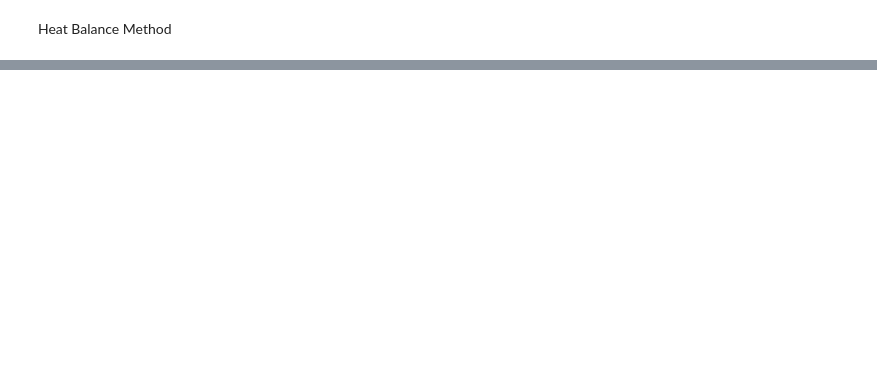
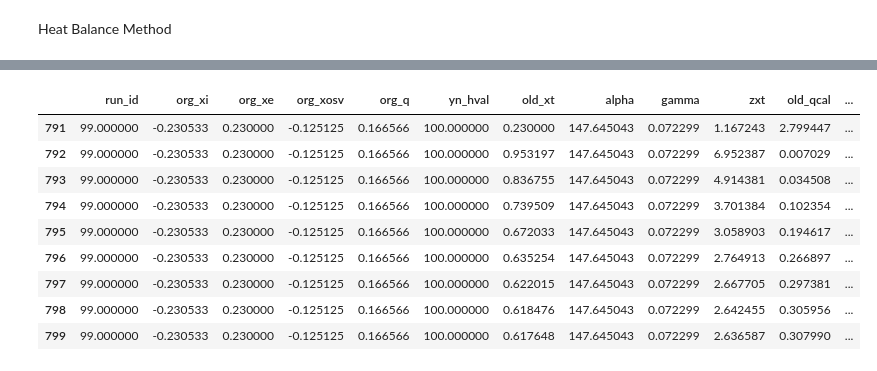
Before and after one commit to lemeap/rsrchCHF, a Jupyter notebook: Main_CHF.ipynb, the cells around one changed output, grey strips where cells are left out. Cells and saved outputs as stored; diff of their text form; code cells hidden in the pictures; blank space fills up the shorter version.

```diff
--- a/Main_CHF.ipynb
+++ b/Main_CHF.ipynb
@@ -319,7 +333,7 @@ boundaries_df = pd.DataFrame(columns=['col', 'gro', 'min', 'max'])
 
 # Initialized previous maximum value
 prev_max = 0
-n = 20
+n = 50
 
 # K-means clustering and storing group indices and boundaries
 for col in columns:
@@ -363,14 +377,6 @@ for col in columns:
         prop_tb.loc[group_mask, group_col] = new_group
 
 boundaries_df['gro'] = boundaries_df['gro'] + 1
-
-# g1과 g2 컬럼의 합을 계산하여 g3 컬럼에 추가
-prop_tb['plh_Group'] = prop_tb['pre_Group'] + prop_tb['lh_Group']
-
-# g3 컬럼의 값에 유니크한 조합으로 명명된 카테고리 값 1, 2, 3 지정
-unique_values = sorted(prop_tb['plh_Group'].unique())
-category_mapping = {value: i+1 for i, value in enumerate(unique_values)}
-prop_tb['plh_Group'] = prop_tb['plh_Group'].map(category_mapping)
 # %% [markdown]
 Heat Balance Method
 # %%
@@ -386,8 +392,8 @@ log_tb = pd.DataFrame()
 # set global parameters
 global j
 j = 0
-tolerance = 0.001
-no_iter = 150
+tolerance = 0.01
+no_iter = 100
 
 # start the timer
 start_time = time.time()
@@ -399,6 +405,7 @@ for i, row in prop_tb.iterrows():
         prop_tb.loc[i, 'mth_xosv'] = 'SZ'
     else:
         prop_tb.loc[i, 'mth_xosv'] = 'Levy'
+    prop_tb.loc[i, 'mth_CHF'] = mod_idx # Set the index of CHF method
 
     cnt = 1
 
@@ -439,8 +446,10 @@ for i, row in prop_tb.iterrows():
             pass
 
         # Calculate initial qCHF(old)q, qo, qi, rdcp, dh, doi, dio, g, xt_cal=0.5
-        #log_tb.loc[j, 'alpha'], log_tb.loc[j, 'gamma'], log_tb.loc[j, 'zxt'], log_tb.loc[j, 'old_qcal'] = mod.calCHFDeng(prop_tb.loc[i, 'qav'], prop_tb.loc[i, 'qo'], prop_tb.loc[i, 'qi'], prop_tb.loc[i, 'rdcp'], prop_tb.loc[i, 'dhy'], prop_tb.loc[i, 'doi'], prop_tb.loc[i, 'dio'],prop_tb.loc[i, 'gre'], log_tb.loc[j, 'old_xt']) # Deng
-        log_tb.loc[j, 'alpha'], log_tb.loc[j, 'gamma'], log_tb.loc[j, 'zxt'], log_tb.loc[j, 'old_qcal'] = mod.calCHFJeong(prop_tb.loc[i, 'geo'], prop_tb.loc[i, 'hs'], prop_tb.loc[i, 'doi'], prop_tb.loc[i, 'dio'], prop_tb.loc[i, 'dhy'], prop_tb.loc[i, 'rdcp'], prop_tb.loc[i, 'gre'], prop_tb.loc[i, 'qav'], prop_tb.loc[i, 'qo'], prop_tb.loc[i, 'qi'], prop_tb.loc[i, 'kf'], prop_tb.loc[i, 'cpf'], log_tb.loc[j, 'old_xt']) # Jeong
+        if mod_idx == "Jeong":
+            log_tb.loc[j, 'alpha'], log_tb.loc[j, 'gamma'], log_tb.loc[j, 'zxt'], log_tb.loc[j, 'old_qcal'] = mod.calCHFJeong(prop_tb.loc[i, 'geo'], prop_tb.loc[i, 'hs'], prop_tb.loc[i, 'doi'], prop_tb.loc[i, 'dio'], prop_tb.loc[i, 'dhy'], prop_tb.loc[i, 'rdcp'], prop_tb.loc[i, 'gre'], prop_tb.loc[i, 'qav'], prop_tb.loc[i, 'qo'], prop_tb.loc[i, 'qi'], prop_tb.loc[i, 'kf'], prop_tb.loc[i, 'cpf'], log_tb.loc[j, 'old_xt']) # Jeong
+        else:
+            log_tb.loc[j, 'alpha'], log_tb.loc[j, 'gamma'], log_tb.loc[j, 'zxt'], log_tb.loc[j, 'old_qcal'] = mod.calCHFDeng(prop_tb.loc[i, 'qav'], prop_tb.loc[i, 'qo'], prop_tb.loc[i, 'qi'], prop_tb.loc[i, 'rdcp'], prop_tb.loc[i, 'dhy'], prop_tb.loc[i, 'doi'], prop_tb.loc[i, 'dio'],prop_tb.loc[i, 'gre'], log_tb.loc[j, 'old_xt']) # Deng
 
         # Step 2: Calculate Xosv(old)
         if m_idx == 1:
@@ -463,8 +472,10 @@ for i, row in prop_tb.iterrows():
 
         if val <= tolerance:
             # Step 5: Calculate qCHF(new)
-            #log_tb.loc[j, 'alpha'], log_tb.loc[j, 'gamma'], log_tb.loc[j, 'zxt'], log_tb.loc[j, 'qcal'] = mod.calCHFDeng(prop_tb.loc[i, 'qav'], prop_tb.loc[i, 'qo'], prop_tb.loc[i, 'qi'], prop_tb.loc[i, 'rdcp'], prop_tb.loc[i, 'dhy'], prop_tb.loc[i, 'doi'], prop_tb.loc[i, 'dio'],prop_tb.loc[i, 'gre'], log_tb.loc[j, 'new_xt'])
-            log_tb.loc[j, 'alpha'], log_tb.loc[j, 'gamma'], log_tb.loc[j, 'zxt'], log_tb.loc[j, 'qcal'] = mod.calCHFJeong(prop_tb.loc[i, 'geo'], prop_tb.loc[i, 'hs'], prop_tb.loc[i, 'doi'], prop_tb.loc[i, 'dio'], prop_tb.loc[i, 'dhy'], prop_tb.loc[i, 'rdcp'], prop_tb.loc[i, 'gre'], prop_tb.loc[i, 'qav'], prop_tb.loc[i, 'qo'], prop_tb.loc[i, 'qi'], prop_tb.loc[i, 'kf'], prop_tb.loc[i, 'cpf'], log_tb.loc[j, 'old_xt'])
+            if mod_idx == "Jeong":
+                log_tb.loc[j, 'alpha'], log_tb.loc[j, 'gamma'], log_tb.loc[j, 'zxt'], log_tb.loc[j, 'qcal'] = mod.calCHFJeong(prop_tb.loc[i, 'geo'], prop_tb.loc[i, 'hs'], prop_tb.loc[i, 'doi'], prop_tb.loc[i, 'dio'], prop_tb.loc[i, 'dhy'], prop_tb.loc[i, 'rdcp'], prop_tb.loc[i, 'gre'], prop_tb.loc[i, 'qav'], prop_tb.loc[i, 'qo'], prop_tb.loc[i, 'qi'], prop_tb.loc[i, 'kf'], prop_tb.loc[i, 'cpf'], log_tb.loc[j, 'old_xt'])
+            else:
+                log_tb.loc[j, 'alpha'], log_tb.loc[j, 'gamma'], log_tb.loc[j, 'zxt'], log_tb.loc[j, 'qcal'] = mod.calCHFDeng(prop_tb.loc[i, 'qav'], prop_tb.loc[i, 'qo'], prop_tb.loc[i, 'qi'], prop_tb.loc[i, 'rdcp'], prop_tb.loc[i, 'dhy'], prop_tb.loc[i, 'doi'], prop_tb.loc[i, 'dio'],prop_tb.loc[i, 'gre'], log_tb.loc[j, 'new_xt'])
 
             log_tb.loc[j, 'qval'] = round((log_tb.loc[j, 'qcal'] - log_tb.loc[j, 'org_q'])/log_tb.loc[j, 'org_q'], 4) # evaluate CHF values
 
@@ -483,7 +494,6 @@ for i, row in prop_tb.iterrows():
             j += 1
             del cnt
             break # End loop
-
         else:
             log_tb.loc[j, 'qval'] = round((log_tb.loc[j, 'old_qcal'] - log_tb.loc[j, 'org_q'])/log_tb.loc[j, 'org_q'], 4) # evaluate CHF values
 
@@ -541,5 +677,16 @@ del i, j, tolerance, start_time, end_time, elapsed_time
 # %%
-log_tb[log_tb['run_id'] == 1]
+log_tb[log_tb['run_id'] == 99]
+# %% [output]
+|  | run_id | org_xi | org_xe | org_xosv | org_q | yn_hval | old_xt | alpha | gamma | zxt | old_qcal | ... |
+| 791 | 99.000000 | -0.230533 | 0.230000 | -0.125125 | 0.166566 | 100.000000 | 0.230000 | 147.645043 | 0.072299 | 1.167243 | 2.799447 | ... |
+| 792 | 99.000000 | -0.230533 | 0.230000 | -0.125125 | 0.166566 | 100.000000 | 0.953197 | 147.645043 | 0.072299 | 6.952387 | 0.007029 | ... |
+| 793 | 99.000000 | -0.230533 | 0.230000 | -0.125125 | 0.166566 | 100.000000 | 0.836755 | 147.645043 | 0.072299 | 4.914381 | 0.034508 | ... |
+| 794 | 99.000000 | -0.230533 | 0.230000 | -0.125125 | 0.166566 | 100.000000 | 0.739509 | 147.645043 | 0.072299 | 3.701384 | 0.102354 | ... |
+| 795 | 99.000000 | -0.230533 | 0.230000 | -0.125125 | 0.166566 | 100.000000 | 0.672033 | 147.645043 | 0.072299 | 3.058903 | 0.194617 | ... |
+| 796 | 99.000000 | -0.230533 | 0.230000 | -0.125125 | 0.166566 | 100.000000 | 0.635254 | 147.645043 | 0.072299 | 2.764913 | 0.266897 | ... |
+| 797 | 99.000000 | -0.230533 | 0.230000 | -0.125125 | 0.166566 | 100.000000 | 0.622015 | 147.645043 | 0.072299 | 2.667705 | 0.297381 | ... |
+| 798 | 99.000000 | -0.230533 | 0.230000 | -0.125125 | 0.166566 | 100.000000 | 0.618476 | 147.645043 | 0.072299 | 2.642455 | 0.305956 | ... |
+| 799 | 99.000000 | -0.230533 | 0.230000 | -0.125125 | 0.166566 | 100.000000 | 0.617648 | 147.645043 | 0.072299 | 2.636587 | 0.307990 | ... |
 # %%
 # DSM Method (Local condition hypothesis)
 
```
Also changed, not shown: parts of 8 cells of this notebook, 2 other files.
